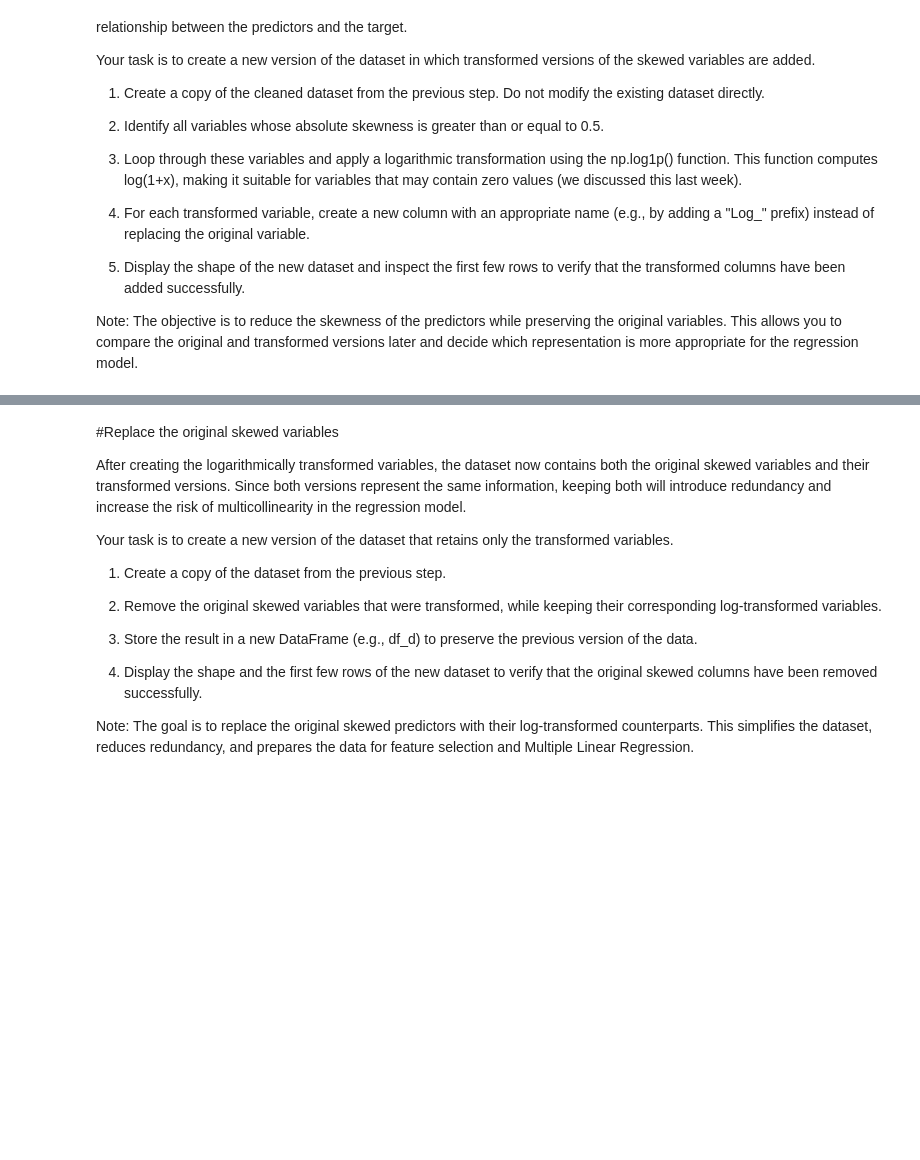
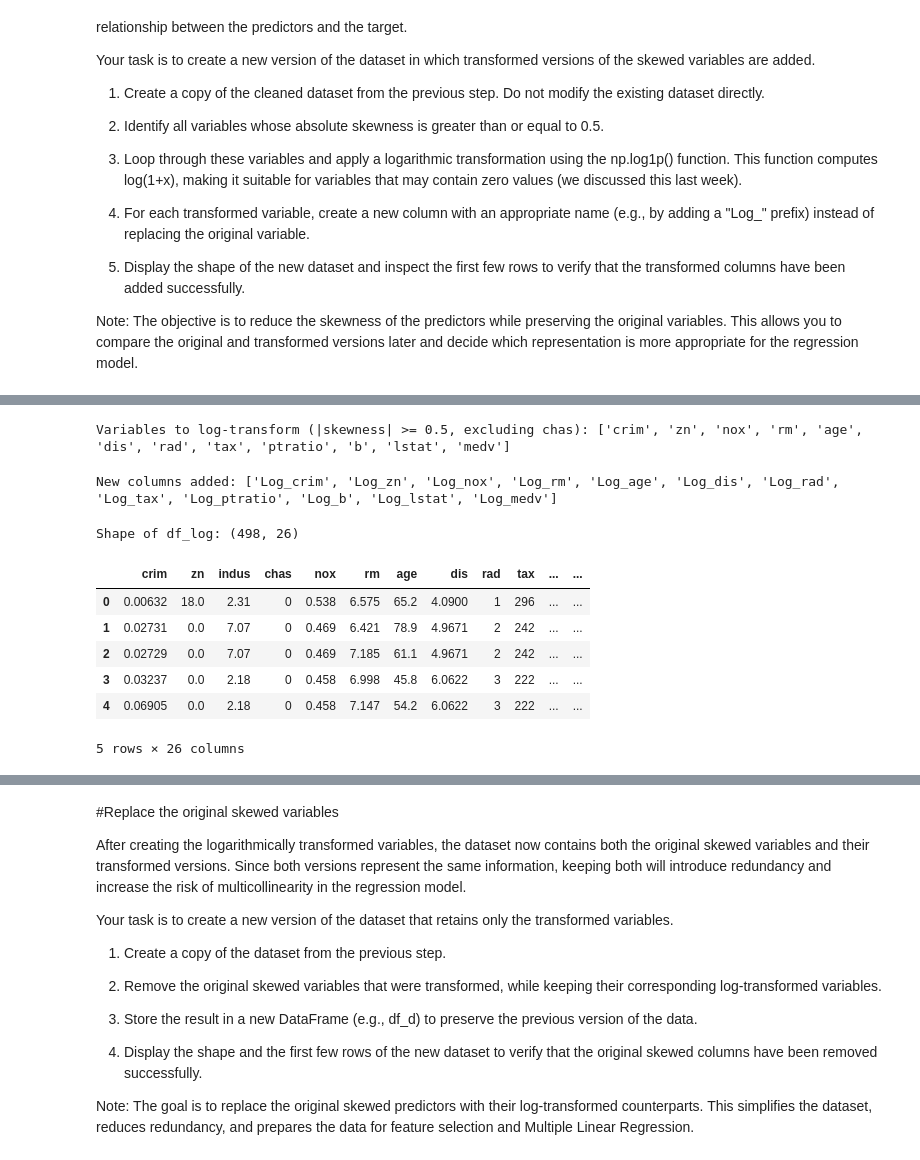
Before and after one commit to JoseAlberto88/Predictive-Analytics-, a Jupyter notebook: DAMO510_Module_03_in_Class_Activity_StarterCode.ipynb, the cells around one changed output, grey strips where cells are left out. Drawn from its saved outputs; the diff is of its cells as text; code cells hidden in the pictures; blank space fills up the shorter version.

```diff
--- a/DAMO510_Module_03_in_Class_Activity_StarterCode.ipynb
+++ b/DAMO510_Module_03_in_Class_Activity_StarterCode.ipynb
@@ -549,0 +557,11 @@ Note: The objective is to reduce the skewness of the predictors while preserving
+# %%
+import numpy as np
+
+# Step 1: Copy the cleaned dataset — do not modify df_b directly
+df_log = df_b.copy()
+
+# Recalculate skewness on df_b (post outlier-removal), not reused from the original df
+skew_recalc = {col: skew(df_b[col]) for col in df_b.columns}
+print("Recalculated skewness on df_b:")
+for col, val in skew_recalc.items():
+    print(f"  {col}: {round(val, 2)}")
@@ -549,0 +584,28 @@ Note: The objective is to reduce the skewness of the predictors while preserving
+# %%
+# Step 2 (revised): Identify variables with |skewness| >= 0.5, excluding chas (categorical, not
+# meaningfully addressed by a log transform)
+skewed_vars = [col for col, val in skew_recalc.items() if abs(val) >= 0.5 and col != 'chas']
+print("Variables to log-transform (|skewness| >= 0.5, excluding chas):", skewed_vars)
+# %% [output]
+Variables to log-transform (|skewness| >= 0.5, excluding chas): ['crim', 'zn', 'nox', 'rm', 'age', 'dis', 'rad', 'tax', 'ptratio', 'b', 'lstat', 'medv']
+# %%
+# Step 3 & 4: Loop through these variables, apply log1p, and add as new "Log_" prefixed columns
+for col in skewed_vars:
+    df_log[f"Log_{col}"] = np.log1p(df_log[col])
+
+print(f"New columns added: {[f'Log_{col}' for col in skewed_vars]}")
+# %% [output]
+New columns added: ['Log_crim', 'Log_zn', 'Log_nox', 'Log_rm', 'Log_age', 'Log_dis', 'Log_rad', 'Log_tax', 'Log_ptratio', 'Log_b', 'Log_lstat', 'Log_medv']
+# %%
+# Step 5: Verify shape and inspect
+print("Shape of df_log:", df_log.shape)
+df_log.head()
+# %% [output]
+Shape of df_log: (498, 26)
+|  | crim | zn | indus | chas | nox | rm | age | dis | rad | tax | ... | ... |
+| 0 | 0.00632 | 18.0 | 2.31 | 0 | 0.538 | 6.575 | 65.2 | 4.0900 | 1 | 296 | ... | ... |
+| 1 | 0.02731 | 0.0 | 7.07 | 0 | 0.469 | 6.421 | 78.9 | 4.9671 | 2 | 242 | ... | ... |
+| 2 | 0.02729 | 0.0 | 7.07 | 0 | 0.469 | 7.185 | 61.1 | 4.9671 | 2 | 242 | ... | ... |
+| 3 | 0.03237 | 0.0 | 2.18 | 0 | 0.458 | 6.998 | 45.8 | 6.0622 | 3 | 222 | ... | ... |
+| 4 | 0.06905 | 0.0 | 2.18 | 0 | 0.458 | 7.147 | 54.2 | 6.0622 | 3 | 222 | ... | ... |
+5 rows × 26 columns
```
Also changed, not shown: parts of 6 cells of this notebook.
